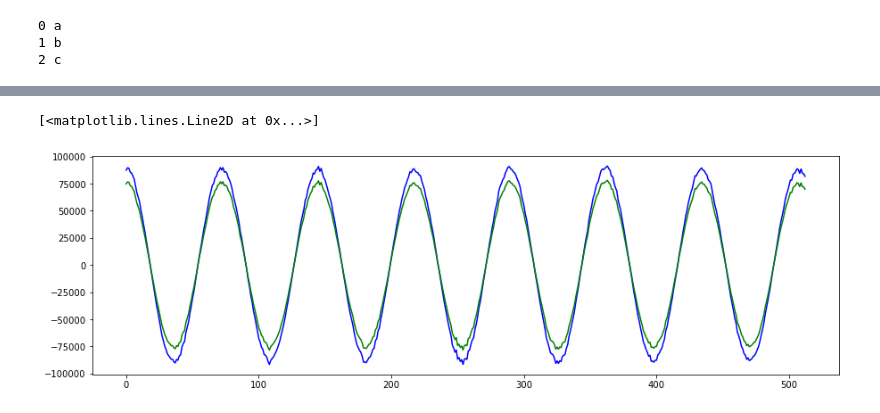
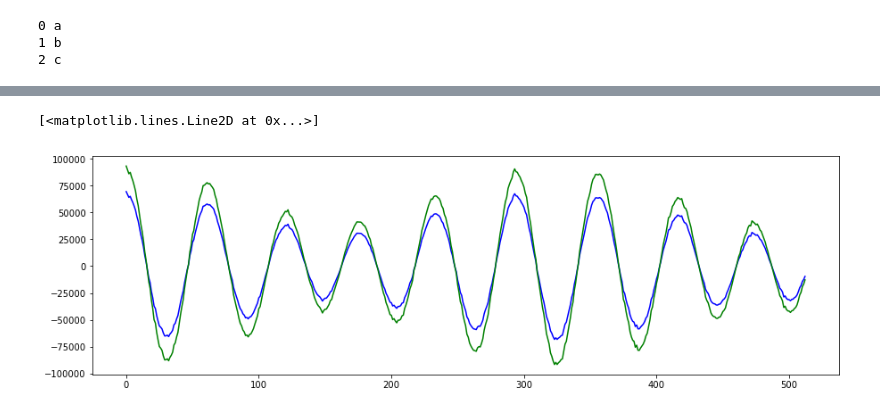
Before and after one commit to jeffralyjz/SkyNoise, a Jupyter notebook: smalltask3.1.ipynb, the cells around one changed output, grey strips where cells are left out. Cells and saved outputs as stored; diff of their text form; code cells hidden in the pictures.

```diff
--- a/smalltask3.1.ipynb
+++ b/smalltask3.1.ipynb
@@ -36,7 +36,7 @@ def cvcr(f,g, op='timecv'):
 # %load delay.py
 import numpy as np
 
-def delay(a, dt, mode='wcon'):
+def delay(array, dt, mode='wcon'):
     '''Returns a shifted or wrapped array based on mode
     Example:
 
@@ -52,26 +52,28 @@ def delay(a, dt, mode='wcon'):
     This mode can handle float type delays
     '''
     assert (mode in ('wcon' , 'ncon', 'wfft')) #select mode from list
-    assert (0 <= np.abs(dt) < a.size) #delay out of possible range
+    assert (0 <= np.abs(dt) < array.size) #delay out of possible range
 
     if mode =='wcon':
         assert(type(dt) in (int, long))#To do float type delays use wfft
-        d_a = np.concatenate((a[dt-a.size:],a[:dt]))
-        return d_a
+        d_array = np.concatenate((array[dt-array.size:],array[:dt]))
+        return d_array
     elif mode=='ncon':
         assert(type(dt) in (int, long))#To do float type delays use wfft
         rand = np.random.rand(dt)
-        d_a = np.concatenate((rand, a[:-rand.size]), axis=0)
-        return d_a
+        d_array = np.concatenate((rand, array[:-rand.size]), axis=0)
+        return d_array
     elif mode=='wfft': # TODO Improve Tolerance
-        f_fft=np.fft.fft(a)
+        f_fft=np.fft.fft(array)
         #returns cycles per second if sample spacing of f is in seconds
-        nu = np.fft.fftfreq(a.size)
+        nu = np.fft.fftfreq(array.size)
+#         print ' nu is \n' , nu
         #Phase shift(kronecker delta)
         phi = np.exp(-2j * np.pi *nu * dt)
+#         print phi
         fcvp = np.fft.ifft(phi * f_fft)
-        d_a = fcvp.astype(a.dtype)
-        return d_a
+        d_array = fcvp.astype(array.dtype)
+        return d_array
 
 def mult(signals, elem, tau='n'):
     '''This function serves to create multiple arrays that
@@ -94,12 +96,13 @@ def mult(signals, elem, tau='n'):
         return n
     if tau =='choose':
         for i in range(signals):
-            print 'Delay array ' , i+1 , ' by: '
+            print('Delay array ' , i+1 , ' by: ')
             r = input()
             n[i]= delay(n[i], r, 'wfft')
         return n
 
 def dmul(a, dt=0, mode='wcon'):
+
     assert (a.shape[1]>0) #dmul only works for array of arrays
     assert mode in ('wcon' , 'rand' , 'wfft')
     for i in range(a.shape[0]):
@@ -170,7 +157,7 @@ print gi * gj
 # %%
-gi_ = .93179
-gj_ = 1.0732
-gk_ = 1.09
+gi_ = .75
+gj_ = 1
+gk_ = 1
 gl_ = 1
 
 # Add gain as a function of freq
@@ -184,3 +171,4 @@ anti = gi*(s1st*anti_1+s2st*anti_2)
 antj = gj*(s1st*antj_1+s2st*antj_2)
 antk = gk*(s1st*antk_1+s2st*antk_2)
 antl = gl*(s1st*antl_1+s2st*antl_2)
+print anti.shape
@@ -295,17 +325,18 @@ print sol['etal']
 # %%
 lw =1.5
 fig, (axij) = plt.subplots(1, figsize=(15,4.5))
-axij.plot(ijvis_ / (1.0361886213 *0.892411214988), c='b', label = 'aicraj')
+axij.plot(ijvis_, c='b', label = 'aicraj')
 axij.plot(ijvis, c='g')
+# axij.plot(ijvis_/(sol['etai'] * sol['etaj']), c='b', label = 'aicraj')
 # axij.plot(jkvis, c='r', label = 'ajcrak')
 # axij.plot(jkvis_, c='y')
 # axij.plot(klvis, c='m', label = 'akcral')
 # axij.plot(klvis_, c='black')
 
 # axij.set_xlim(50,100)
 # %% [output]
 [<matplotlib.lines.Line2D at 0x...>]
-[figure, old version]
+[figure, new version]
 # %%
 axij.plot(ijvis, c='b', label = 'aicraj')
 axij.plot(ijvis_, c='g')
```
Also changed, not shown: parts of 13 cells of this notebook, 2 other files.
